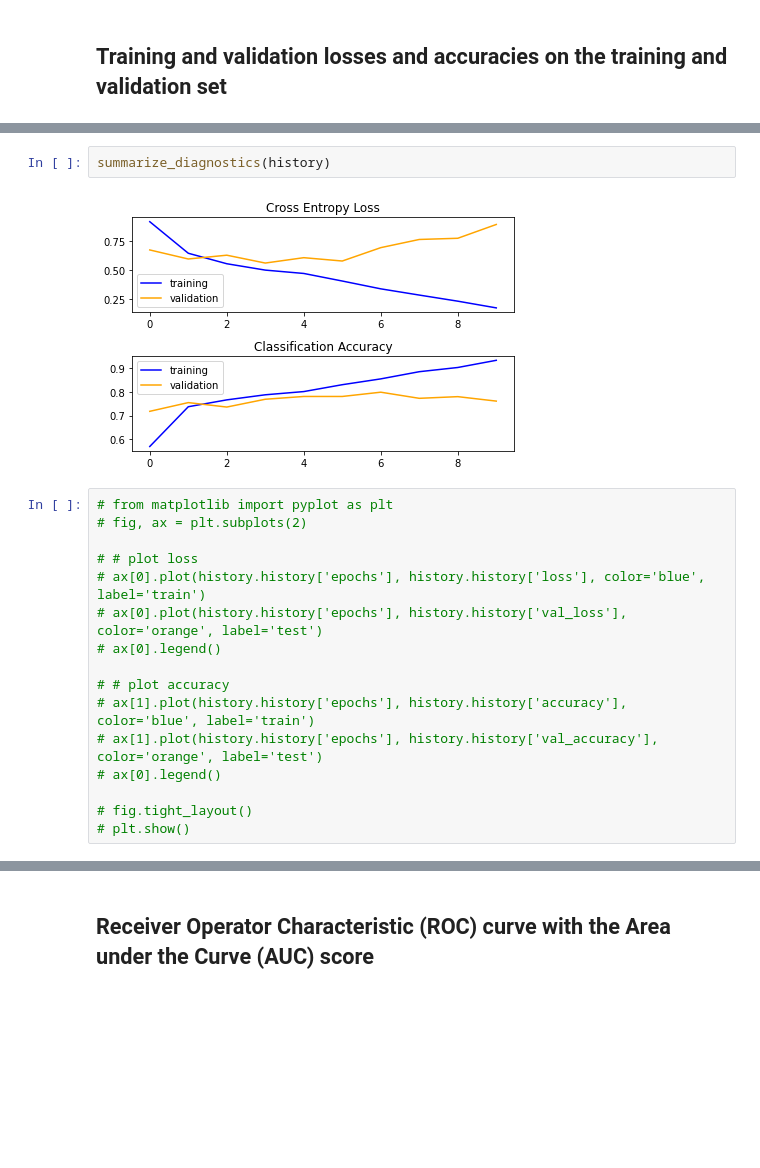
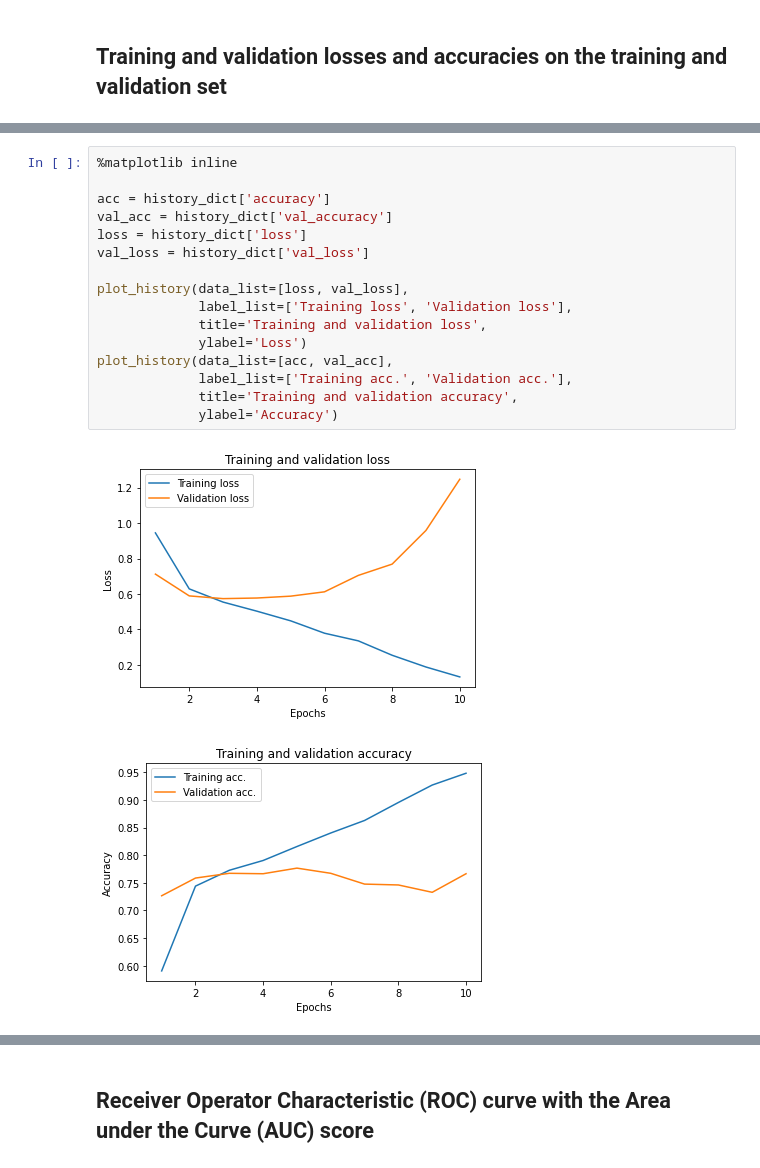
Before and after one commit to AleFax99/DeepLearning_GroupProject, a Jupyter notebook: DL_Assignment_baseline_2__IN_USE.ipynb, the cells around one changed output, grey strips where cells are left out. Cells and saved outputs as stored; diff of their text form; blank space fills up the shorter version.

```diff
--- a/DL_Assignment_baseline_2__IN_USE.ipynb
+++ b/DL_Assignment_baseline_2__IN_USE.ipynb
@@ -367,20 +357,19 @@ def summarize_diagnostics(history):
-# %%
-summarize_diagnostics(history)
-# %% [output]
-[figure, removed]
-# %%
-# from matplotlib import pyplot as plt
-# fig, ax = plt.subplots(2)
-
-# # plot loss
-# ax[0].plot(history.history['epochs'], history.history['loss'], color='blue', label='train')
-# ax[0].plot(history.history['epochs'], history.history['val_loss'], color='orange', label='test')
-# ax[0].legend()
-
-# # plot accuracy
-# ax[1].plot(history.history['epochs'], history.history['accuracy'], color='blue', label='train')
-# ax[1].plot(history.history['epochs'], history.history['val_accuracy'], color='orange', label='test')
-# ax[0].legend()
-
-# fig.tight_layout()
-# plt.show()
+# %%
+%matplotlib inline
+
+acc = history_dict['accuracy']
+val_acc = history_dict['val_accuracy']
+loss = history_dict['loss']
+val_loss = history_dict['val_loss']
+
+plot_history(data_list=[loss, val_loss],
+             label_list=['Training loss', 'Validation loss'],
+             title='Training and validation loss',
+             ylabel='Loss')
+plot_history(data_list=[acc, val_acc],
+             label_list=['Training acc.', 'Validation acc.'],
+             title='Training and validation accuracy',
+             ylabel='Accuracy')
+# %% [output]
+[figure, added]
+[figure, added]
```
Also changed, not shown: parts of 13 cells of this notebook.
